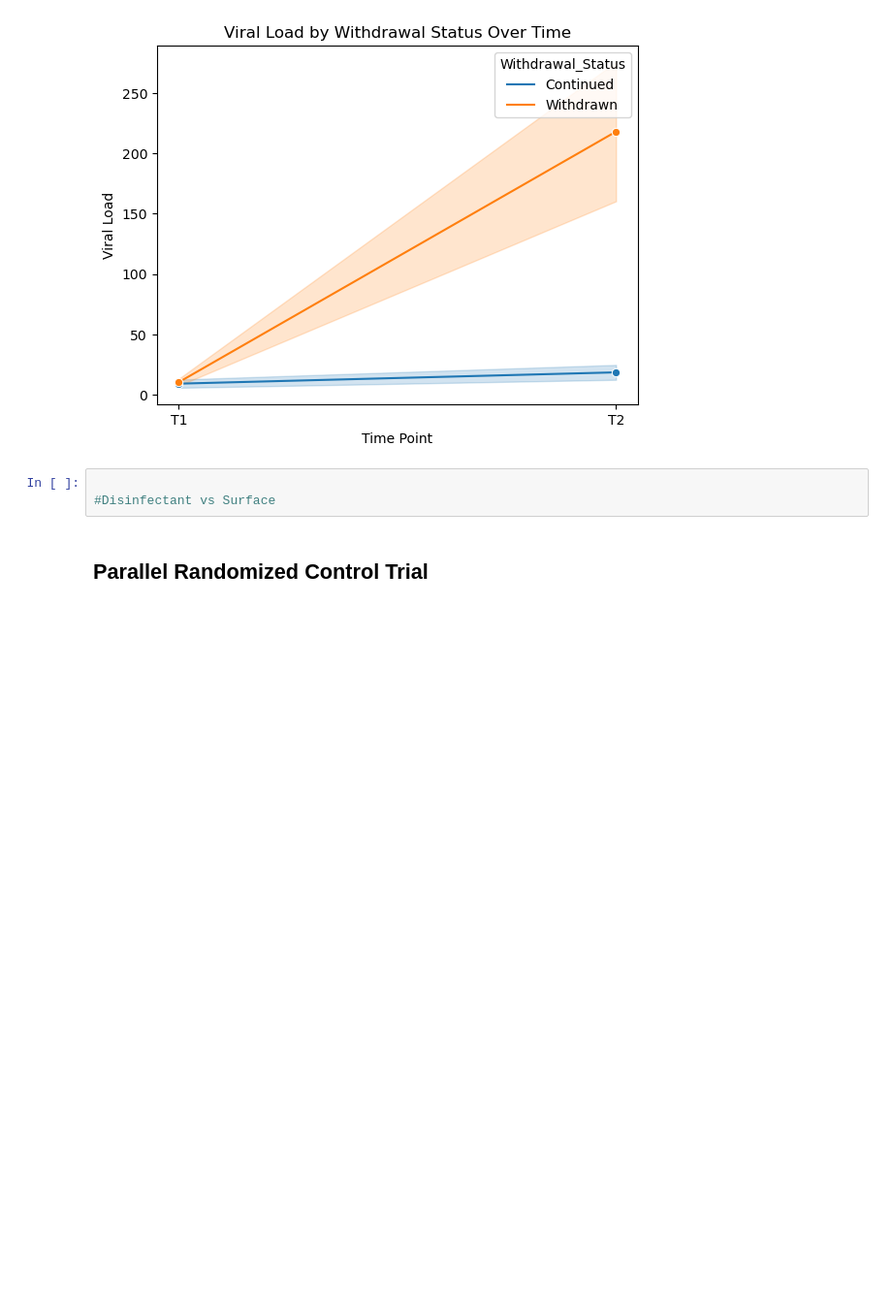
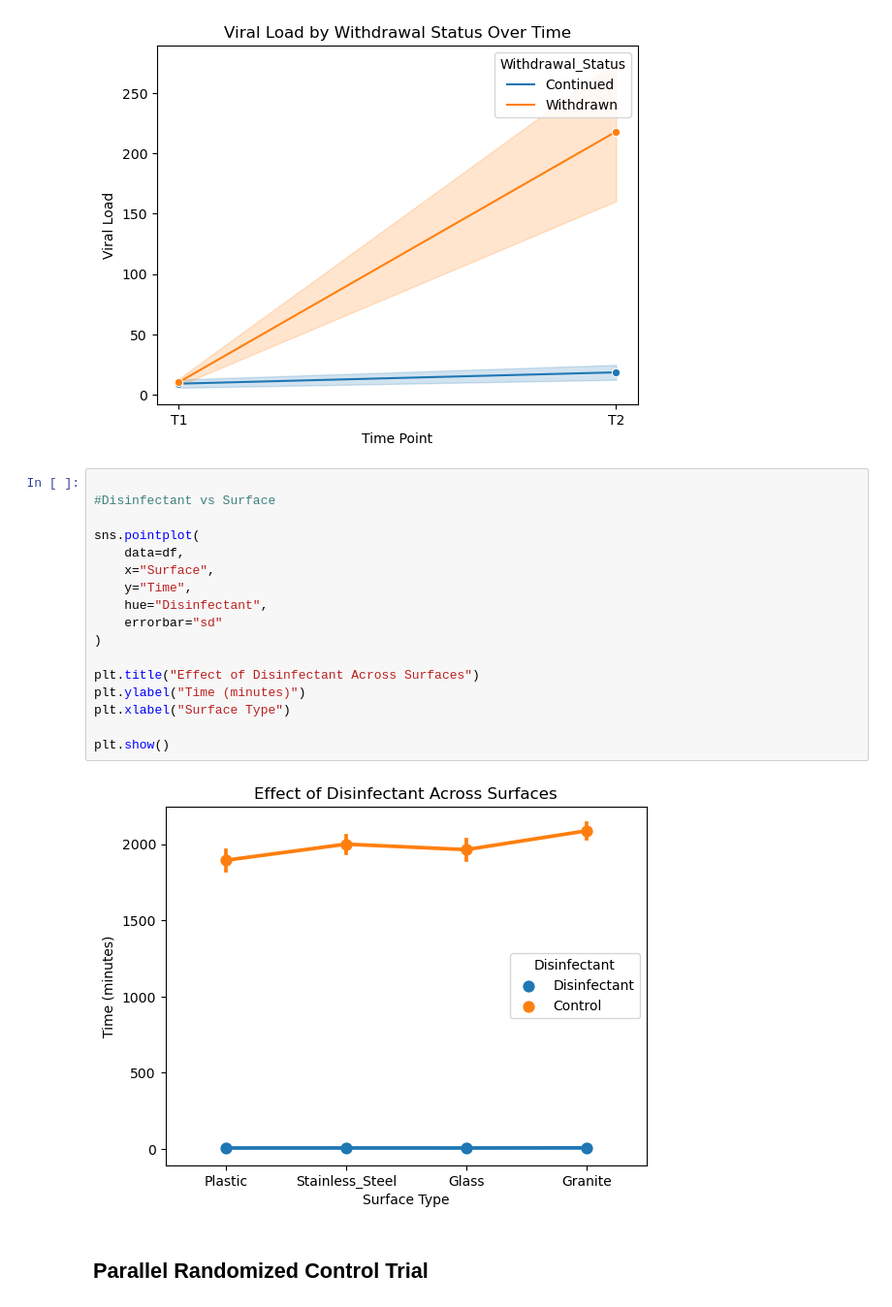
Before and after one commit to mdmmirfan/Virus-Survivability-Test-INF2178, a Jupyter notebook: INF2178_Assignment_2.ipynb, the cells around one changed output. Shown at 97% size. Drawn from its saved outputs; the diff is of its cells as text; blank space fills up the shorter version.

```diff
--- a/INF2178_Assignment_2.ipynb
+++ b/INF2178_Assignment_2.ipynb
@@ -296,6 +317,22 @@ plt.show()
 # %%
 
 #Disinfectant vs Surface
+
+sns.pointplot(
+    data=df,
+    x="Surface",
+    y="Time",
+    hue="Disinfectant",
+    errorbar="sd"
+)
+
+plt.title("Effect of Disinfectant Across Surfaces")
+plt.ylabel("Time (minutes)")
+plt.xlabel("Surface Type")
+
+plt.show()
+# %% [output]
+[figure, added]
 # %% [markdown]
 ## Parallel Randomized Control Trial
 # %%
```
Also changed, not shown: parts of 5 cells of this notebook.
